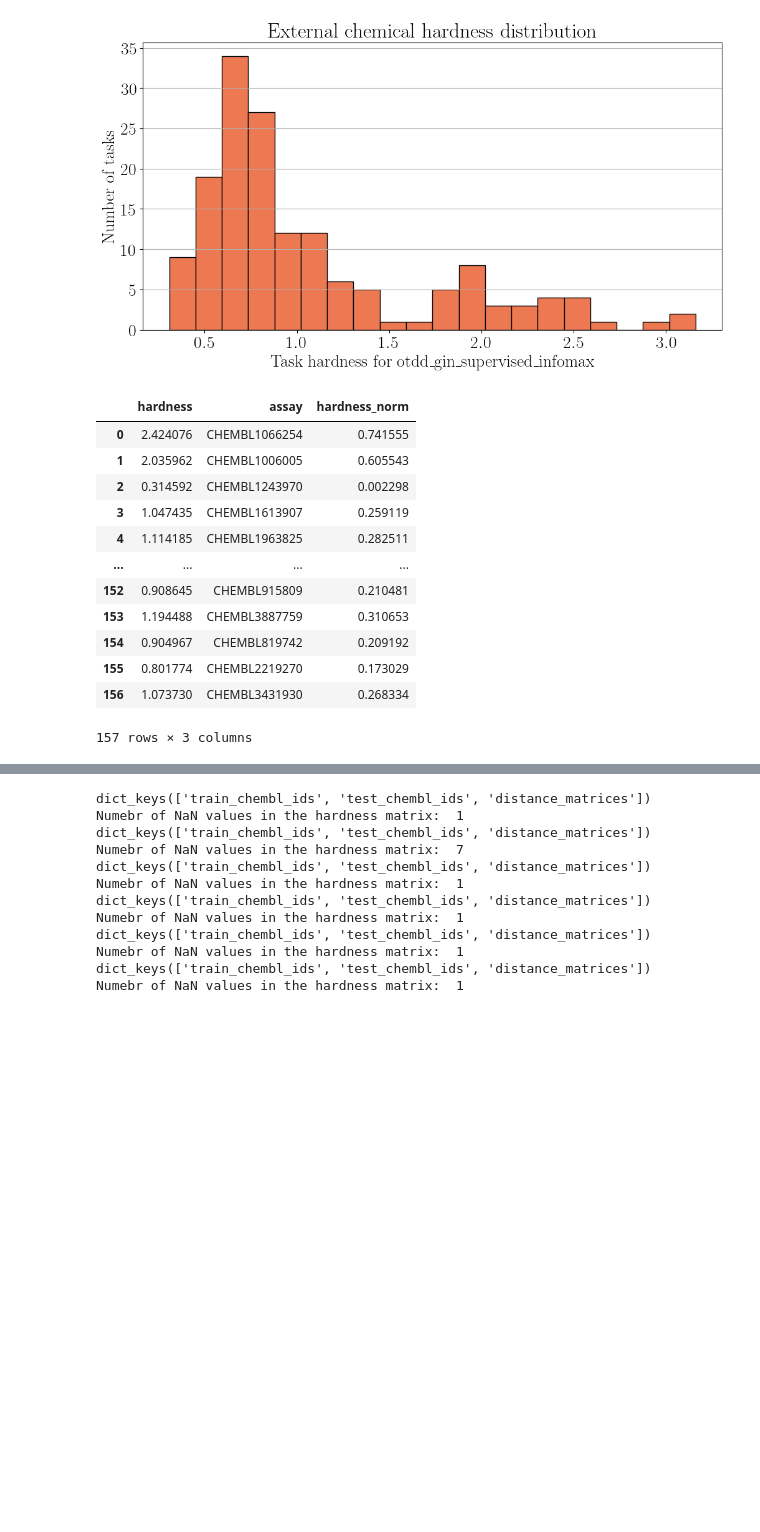
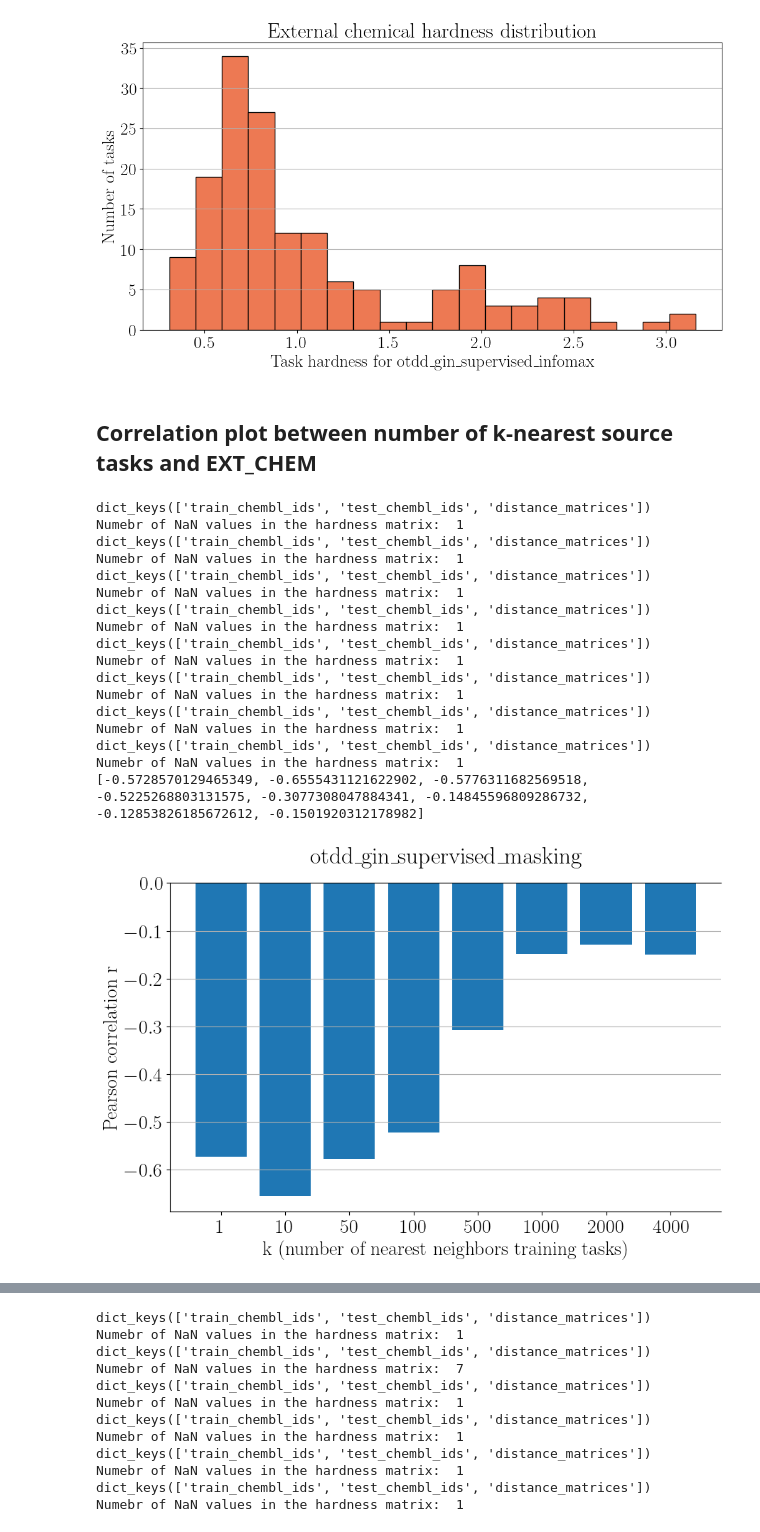
Before and after one commit to HFooladi/THEMAP, a Jupyter notebook: notebooks/external_chemical_hardness.ipynb, the cells around one changed output, grey strips where cells are left out. Drawn from its saved outputs; the diff is of its cells as text; code cells hidden in the pictures; blank space fills up the shorter version.

```diff
--- a/notebooks/external_chemical_hardness.ipynb
+++ b/notebooks/external_chemical_hardness.ipynb
@@ -63,3 +55,16 @@ available_otdd = ['otdd_Roberta-Zinc480M-102M',
+# %%
+available_otdd = ['otdd_Roberta-Zinc480M-102M',
+                  'otdd_desc2D',
+                  'otdd_gin_supervised_infomax',
+                  'otdd_unimol',
+                  'otdd_gin_supervised_contextpred',
+                  'otdd_gin_supervised_masking',
+]
+
+protonet_16= os.path.join(PROTONET_PATH, 'summary', 'ProtoNet_summary_num_train_requested_16.csv')
+protonet_32= os.path.join(PROTONET_PATH, 'summary', 'ProtoNet_summary_num_train_requested_32.csv')
+protonet_64= os.path.join(PROTONET_PATH, 'summary', 'ProtoNet_summary_num_train_requested_64.csv')
+protonet_128= os.path.join(PROTONET_PATH, 'summary', 'ProtoNet_summary_num_train_requested_128.csv')
 # %%
 otdd_model = "otdd_gin_supervised_infomax"
 intra_model = "rf_16.pkl"
@@ -83,20 +88,50 @@ plt.show()
 dict_keys(['train_chembl_ids', 'test_chembl_ids', 'distance_matrices'])
 Numebr of NaN values in the hardness matrix:  1
 [figure]
-# %%
-otdd_hardness_df
-# %% [output]
-|  | hardness | assay | hardness_norm |
-| 0 | 2.424076 | CHEMBL1066254 | 0.741555 |
-| 1 | 2.035962 | CHEMBL1006005 | 0.605543 |
-| 2 | 0.314592 | CHEMBL1243970 | 0.002298 |
-| 3 | 1.047435 | CHEMBL1613907 | 0.259119 |
-| 4 | 1.114185 | CHEMBL1963825 | 0.282511 |
-| ... | ... | ... | ... |
-| 152 | 0.908645 | CHEMBL915809 | 0.210481 |
-| 153 | 1.194488 | CHEMBL3887759 | 0.310653 |
-| 154 | 0.904967 | CHEMBL819742 | 0.209192 |
-| 155 | 0.801774 | CHEMBL2219270 | 0.173029 |
-| 156 | 1.073730 | CHEMBL3431930 | 0.268334 |
-157 rows × 3 columns
+# %% [markdown]
+## Correlation plot between number of k-nearest source tasks and EXT_CHEM
+# %%
+otdd_model = "otdd_gin_supervised_masking"
+PATH_TO_OTDD = os.path.join(EXT_CHEM_PATH, f'{otdd_model}.pkl')
+
+protonet_results = pd.read_csv(protonet_128)
+
+k = [1, 10, 50, 100, 500, 1000, 2000, 4000]
+corr_diff_k = []
+for item in k:
+    otdd_hardness_df = otdd_hardness(PATH_TO_OTDD, PATH_TO_INTRA_HARDNESS, k=item, train_tasks_weighted=True, weighting_method='rf')
+    otdd_hardness_df['hardness_norm'] =normalize(otdd_hardness_df['hardness'])
+    m = pd.merge(protonet_results[['assay', 'delta_auprc', 'roc_auc']], otdd_hardness_df, on="assay")
+    corr_diff_k.append(m['hardness_norm'].corr(m['roc_auc']))
+
+print(corr_diff_k)
+fig, ax = plt.subplots(1, 1, figsize=(10, 6))
+ax.bar([str(i) for i in k], corr_diff_k)
+ax.set_title(otdd_model, pad=20)
+ax.set_xlabel('k (number of nearest neighbors training tasks)')
+ax.set_ylabel('Pearson correlation r')
+
+ax.grid(axis='y')
+ax.spines['right'].set_visible(False)
+
+plt.show()
+# %% [output]
+dict_keys(['train_chembl_ids', 'test_chembl_ids', 'distance_matrices'])
+Numebr of NaN values in the hardness matrix:  1
+dict_keys(['train_chembl_ids', 'test_chembl_ids', 'distance_matrices'])
+Numebr of NaN values in the hardness matrix:  1
+dict_keys(['train_chembl_ids', 'test_chembl_ids', 'distance_matrices'])
+Numebr of NaN values in the hardness matrix:  1
+dict_keys(['train_chembl_ids', 'test_chembl_ids', 'distance_matrices'])
+Numebr of NaN values in the hardness matrix:  1
+dict_keys(['train_chembl_ids', 'test_chembl_ids', 'distance_matrices'])
+Numebr of NaN values in the hardness matrix:  1
+dict_keys(['train_chembl_ids', 'test_chembl_ids', 'distance_matrices'])
+Numebr of NaN values in the hardness matrix:  1
+dict_keys(['train_chembl_ids', 'test_chembl_ids', 'distance_matrices'])
+Numebr of NaN values in the hardness matrix:  1
+dict_keys(['train_chembl_ids', 'test_chembl_ids', 'distance_matrices'])
+Numebr of NaN values in the hardness matrix:  1
+[-0.5728570129465349, -0.6555431121622902, -0.5776311682569518, -0.5225268803131575, -0.3077308047884341, -0.14845596809286732, -0.12853826185672612, -0.1501920312178982]
+[figure, added]
 # %% [markdown]
```
Also changed, not shown: parts of 2 cells of this notebook, 3 other files.
